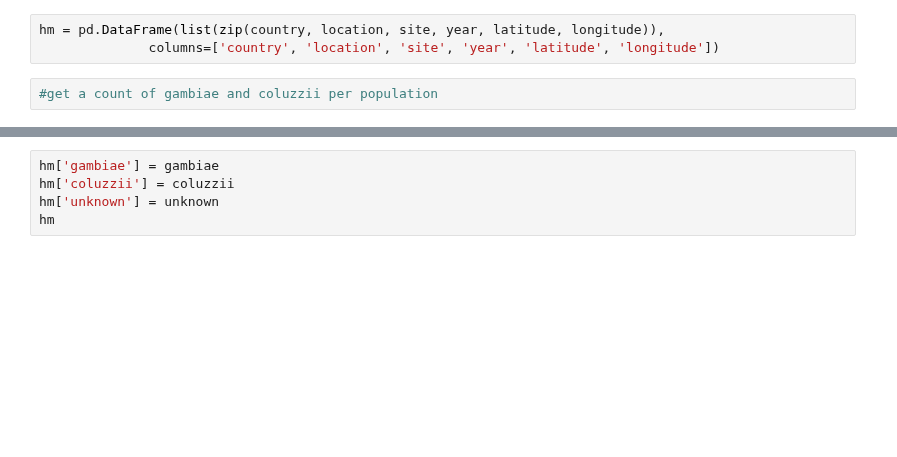
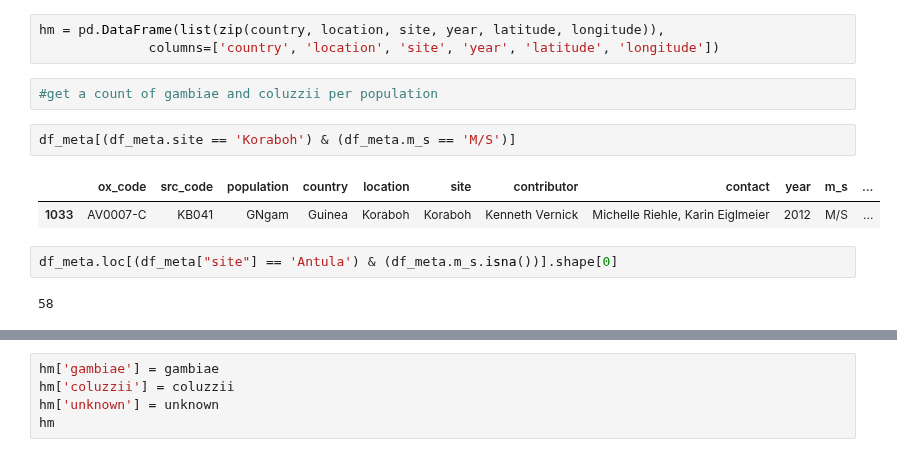
Before and after one commit to alimanfoo/ag1000g-phase2-data-paper, a Jupyter notebook: notebooks/Table_sampling_locations.ipynb, the cells around one changed output, grey strips where cells are left out. Saved outputs shown, nothing was run; the diff lists cells and outputs as text; blank space fills up the shorter version.

```diff
--- a/notebooks/Table_sampling_locations.ipynb
+++ b/notebooks/Table_sampling_locations.ipynb
@@ -71,3 +71,12 @@ hm = pd.DataFrame(list(zip(country, location, site, year, latitude, longitude)),
               columns=['country', 'location', 'site', 'year', 'latitude', 'longitude'])
 # %%
 #get a count of gambiae and coluzzii per population
+# %%
+df_meta[(df_meta.site == 'Koraboh') & (df_meta.m_s == 'M/S')]
+# %% [output]
+|  | ox_code | src_code | population | country | location | site | contributor | contact | year | m_s | ... |
+| 1033 | AV0007-C | KB041 | GNgam | Guinea | Koraboh | Koraboh | Kenneth Vernick | Michelle Riehle, Karin Eiglmeier | 2012 | M/S | ... |
+# %%
+df_meta.loc[(df_meta["site"] == 'Antula') & (df_meta.m_s.isna())].shape[0]
+# %% [output]
+58
```
Also changed, not shown: parts of 4 cells of this notebook, 1 other file.
